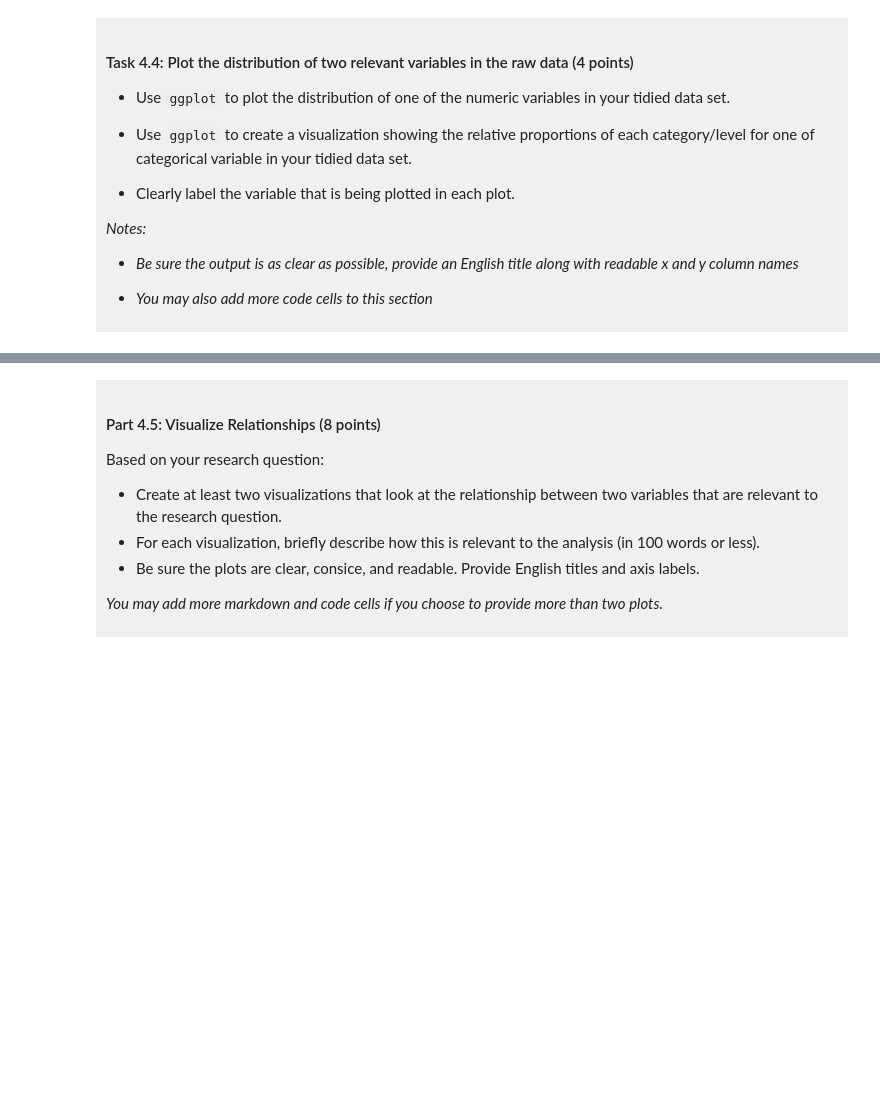
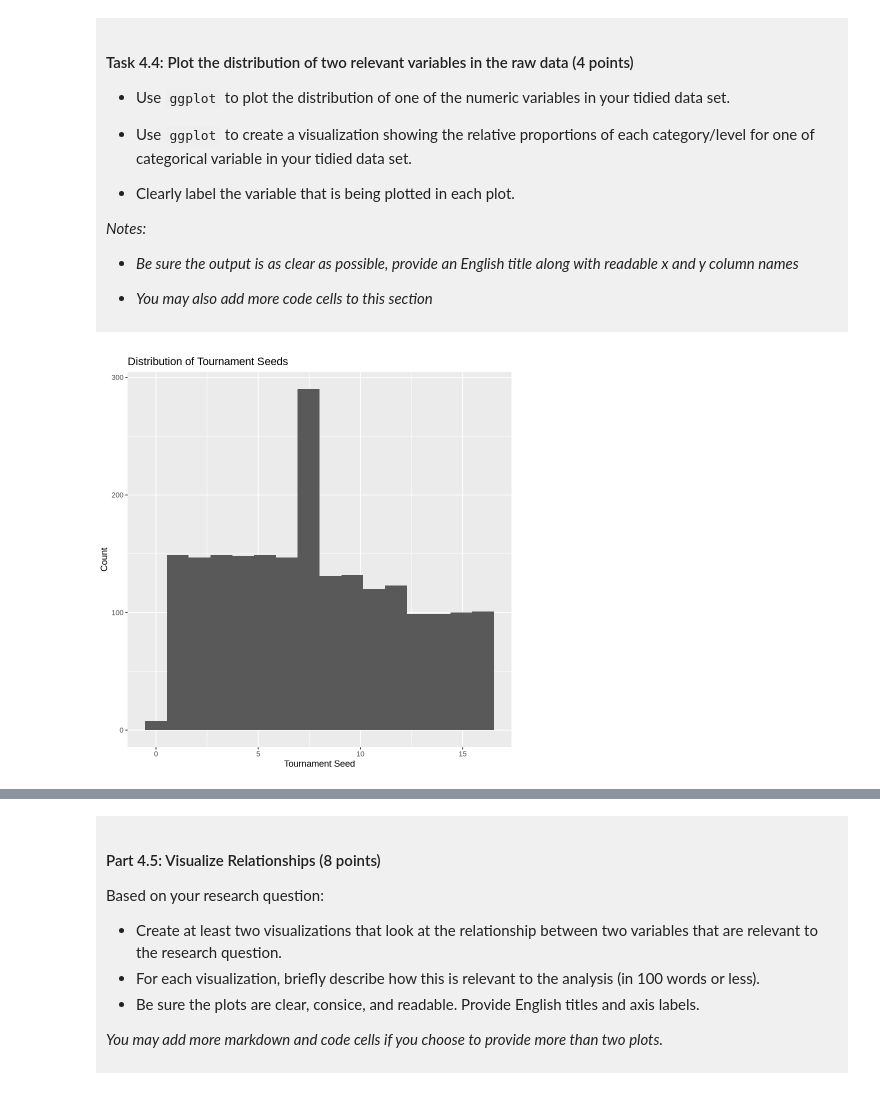
Before and after one commit to FangTangSama/dsci-100-project-henry-sun, a Jupyter notebook: dsci-100-project-notebook.ipynb, the cells around one changed output, grey strips where cells are left out. Saved outputs shown, nothing was run; the diff lists cells and outputs as text; code cells hidden in the pictures; blank space fills up the shorter version.

```diff
--- a/dsci-100-project-notebook.ipynb
+++ b/dsci-100-project-notebook.ipynb
@@ -337,5 +348,13 @@ A tibble: 1 × 6
 
 </div>
 # %%
-### EDIT THIS CODE CELL FOR PLOT 1 ###
+ggplot(march_tidy, aes(x = seed)) +
+  geom_histogram(bins = 16) +
+  labs(
+    x = "Tournament Seed",
+    y = "Count",
+    title = "Distribution of Tournament Seeds"
+  )
+# %% [output]
+[figure, added]
 # %%
```
Also changed, not shown: parts of 7 cells of this notebook.
